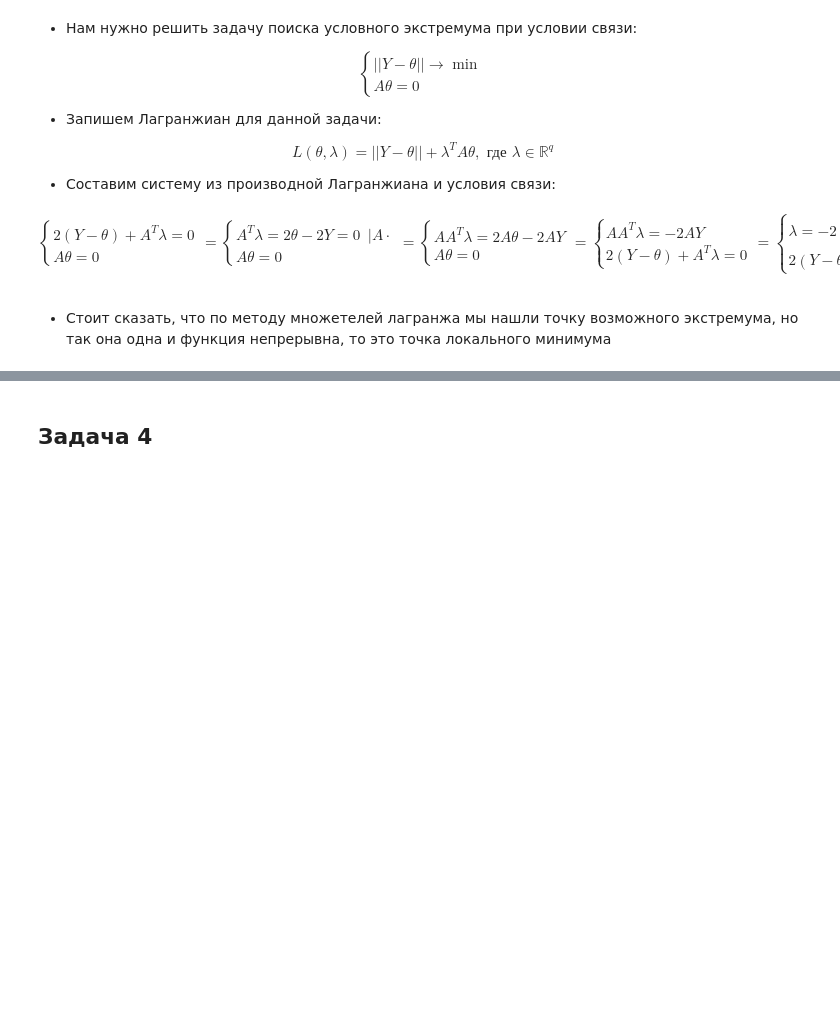
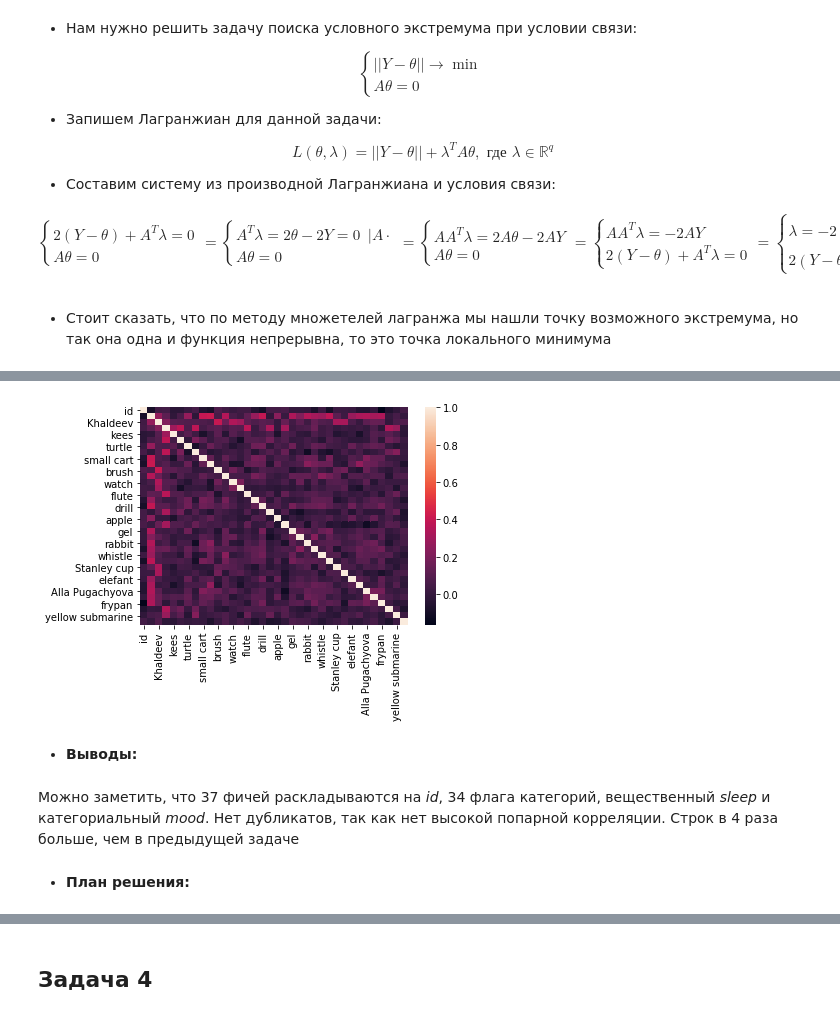
Before and after one commit to alex-kozinov/courses, a Jupyter notebook: ad-stats/09-regressions/KozinovHW9.ipynb, the cells around one changed output, grey strips where cells are left out. Cells and saved outputs as stored; diff of their text form; code cells hidden in the pictures; blank space fills up the shorter version.

```diff
--- a/ad-stats/09-regressions/KozinovHW9.ipynb
+++ b/ad-stats/09-regressions/KozinovHW9.ipynb
@@ -91,0 +317,13 @@ $$
+# %%
+sample = pd.read_csv('data/msps-2020-hw9-3/hw9t3_sample.csv')
+data = pd.read_csv('data/msps-2020-hw9-3/hw9t3_train_2020.csv')
+test_mask = data.duration.isnull()
+train_mask = ~test_mask
+
+train = shuffle(data[train_mask])
+test = data[test_mask]
+
+X_train = train[train.columns[:-1]]  # drop duration
+y_train = train[train.columns[-1]]
+
+X_test = test[test.columns[:-1]]
@@ -91,0 +372,11 @@ $$
+# %%
+seaborn.heatmap(X_train.corr())
+plt.show()
+# %% [output]
+[figure, added]
+# %% [markdown]
+* **Выводы:**
+# %% [markdown]
+Можно заметить, что 37 фичей раскладываются на *id*, 34 флага категорий, вещественный *sleep* и категориальный *mood*. Нет дубликатов, так как нет высокой попарной корреляции. Строк в 4 раза больше, чем в предыдущей задаче
+# %% [markdown]
+* **План решения:**
```
Also changed, not shown: parts of 73 cells of this notebook.
